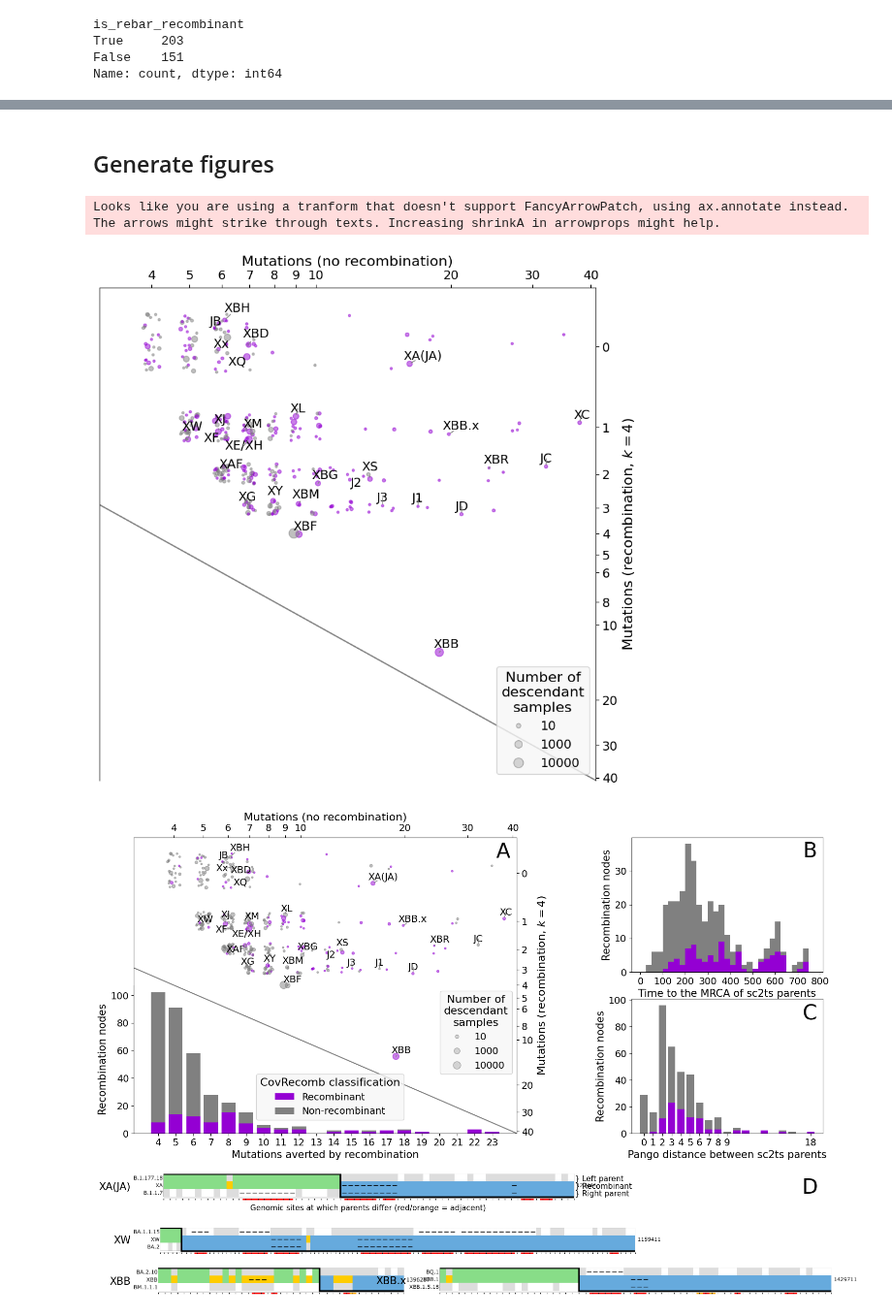
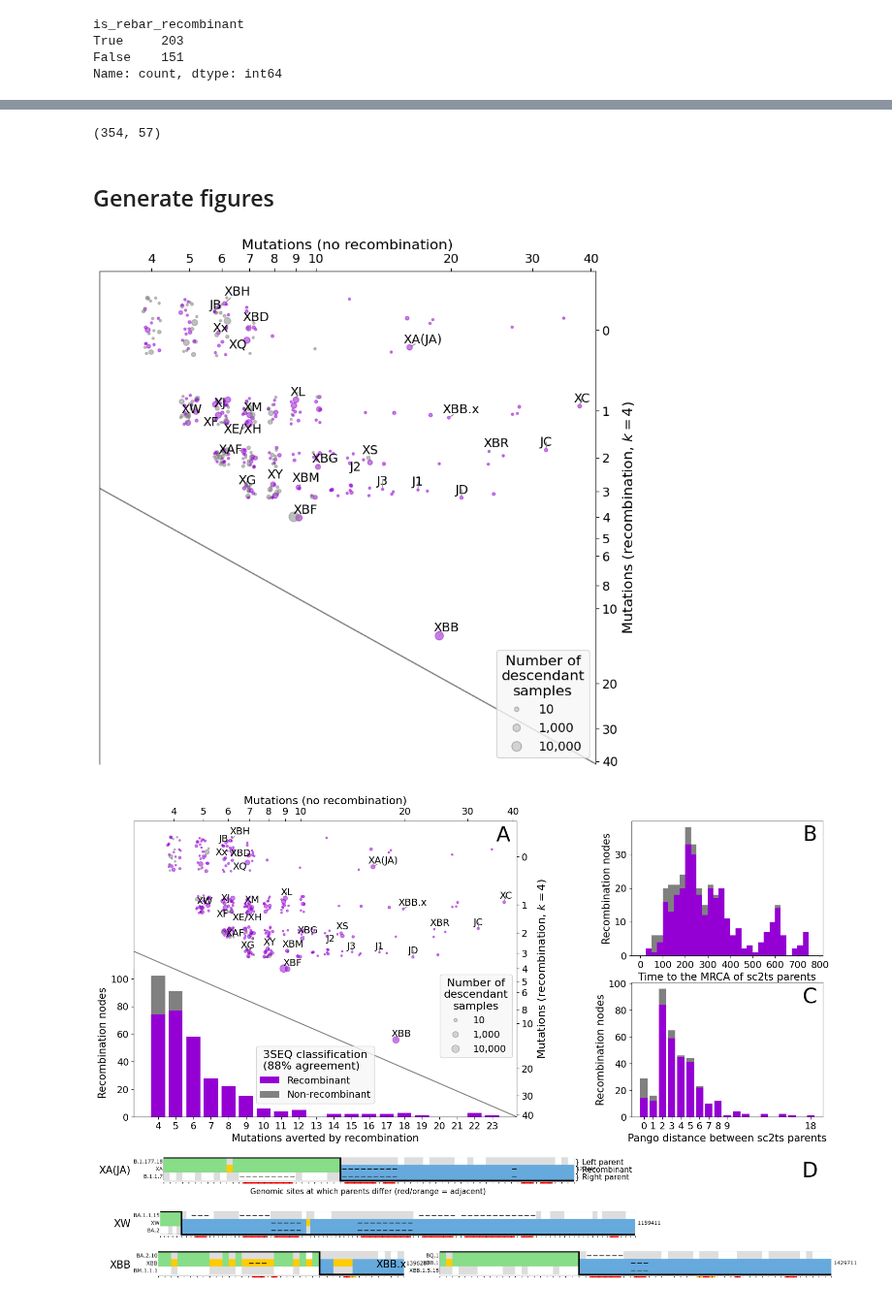
Before and after one commit to jeromekelleher/sc2ts-paper, a Jupyter notebook: notebooks/fig_recombinant_evidence.ipynb, the cells around one changed output, grey strips where cells are left out. Shown at 97% size. Drawn from its saved outputs; the diff is of its cells as text; code cells hidden in the pictures.

```diff
--- a/notebooks/fig_recombinant_evidence.ipynb
+++ b/notebooks/fig_recombinant_evidence.ipynb
@@ -243,5 +254,3 @@ df_robust
-# %%
-df_robust["is_cov_recomb_recombinant"] = {sample_id: sample_id in df.index for sample_id in df_robust.index}
 # %%
 np.sum(df_robust["is_rebar_recombinant"])
 # %% [output]
@@ -318,0 +330,3 @@ Name: count, dtype: int64
+# %%
+df = pd.read_csv("../arg_postprocessing/sc2ts_v1_2023-02-21_pr_pp_mp_aph_bps_pango_dated_3seq.csv")
+df
@@ -319,3 +359,7 @@ Name: count, dtype: int64
+# %%
+df_robust.shape
+# %% [output]
+(354, 57)
 # %% [markdown]
 ## Generate figures
 # %%
@@ -353,9 +397,9 @@ def draw_averted_scatterplot(df, classifier_col, ax,
         Line2D([0], [0], marker='o', color='none', markerfacecolor='lightgrey', markeredgecolor="darkgrey",
                markersize=np.sqrt(pointscale(10)), label='10'),
         Line2D([0], [0], marker='o', color='none', markerfacecolor='lightgrey', markeredgecolor="darkgrey",
-               markersize=np.sqrt(pointscale(1000)), label='1000'),
+               markersize=np.sqrt(pointscale(1000)), label='1,000'),
         Line2D([0], [0], marker='o', color='none', markerfacecolor='lightgrey', markeredgecolor="darkgrey",
-               markersize=np.sqrt(pointscale(100000)), label='10000')
+               markersize=np.sqrt(pointscale(100000)), label='10,000')
     ]
 
     leg = ax.legend(
@@ -421,7 +465,6 @@ def draw_averted_scatterplot(df, classifier_col, ax,
 _, ax = plt.subplots(1, 1, figsize=(10, 10))
 draw_averted_scatterplot(df_robust, "is_rebar_recombinant", ax);
 # %% [output]
-Looks like you are using a tranform that doesn't support FancyArrowPatch, using ax.annotate instead. The arrows might strike through texts. Increasing shrinkA in arrowprops might help.
 [figure]
 # %%
 
@@ -527,6 +570,9 @@ def draw_recombinants_figure(col, method_label, show_copying_patterns=False):
     rebar_re_pango_dist = df_robust[df_robust[col]].parent_pangonet_distance
 
     colorpal = ["gray", "darkviolet"]
+
+    agreement = 100* df_robust[col].sum() / df_robust.shape[0]
+    method_label += f"\n({agreement:.0f}% agreement)"
 
     if show_copying_patterns:
         fig = plt.figure(figsize=(18, 12))
@@ -616,8 +662,8 @@ def draw_recombinants_figure(col, method_label, show_copying_patterns=False):
         copypattern_ax.text(0.68 / 2, copypattern_txt_x - 3 * copypattern_lineheight,
                             "Genomic sites at which parents differ (red/orange = adjacent)", size=11, zorder=10, ha="center")
 # %%
-draw_recombinants_figure("is_cov_recomb_recombinant", "CovRecomb classification",
+draw_recombinants_figure("is_3seq_recombinant", "3SEQ classification",
                         show_copying_patterns=True)
 plt.savefig("../figures/recombinant_evidence.pdf", bbox_inches="tight");
 # %% [output]
-[figure, old version]
+[figure, new version]
```
Also changed, not shown: parts of 15 cells of this notebook, 7 other files.
